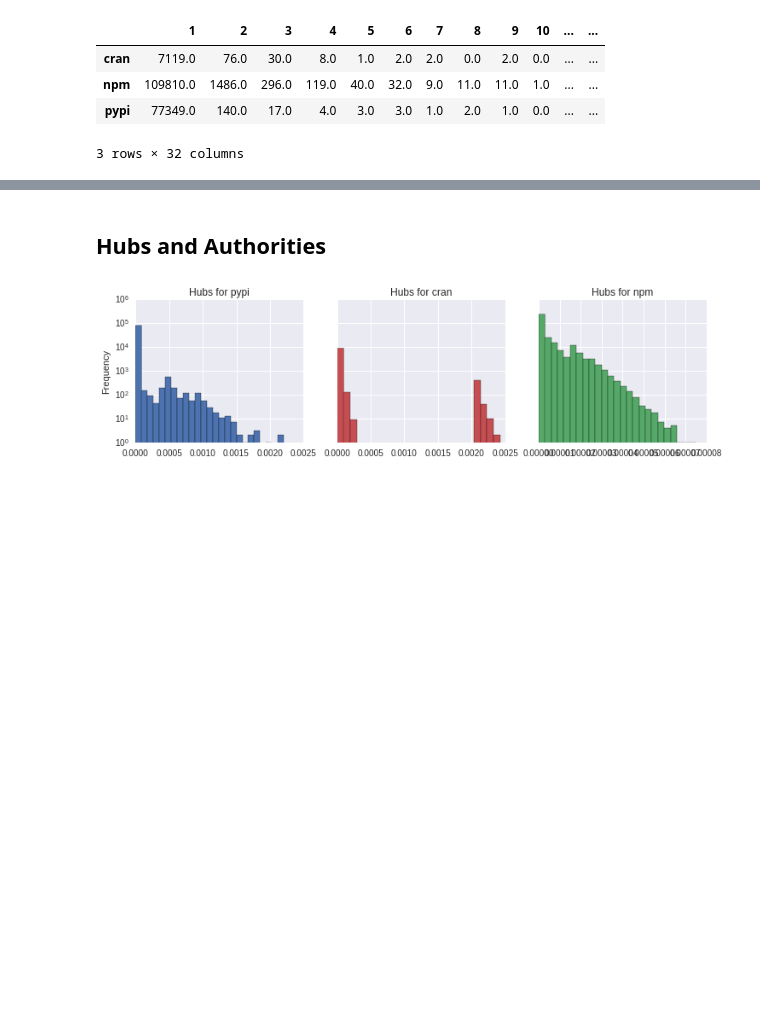
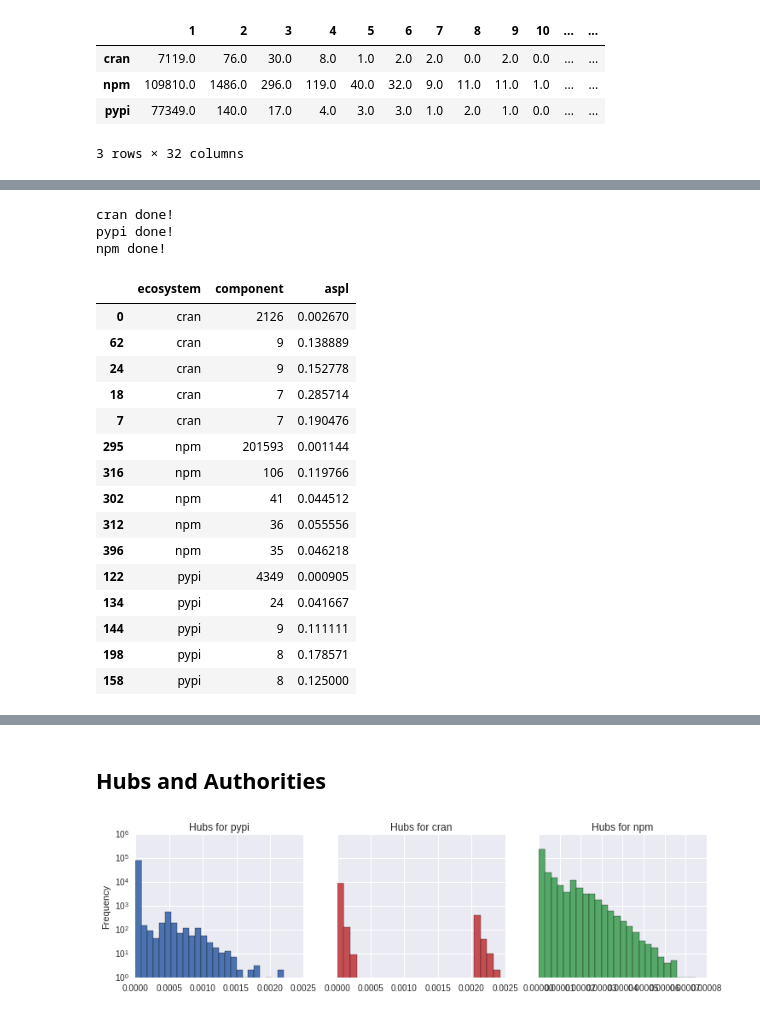
Before and after one commit to maelick/ecos-analysis, a Jupyter notebook: WEA2016-ecos/notebook/Ecosystem graphs.ipynb, the cells around one changed output, grey strips where cells are left out. Cells and saved outputs as stored; diff of their text form; code cells hidden in the pictures; blank space fills up the shorter version.

```diff
--- a/WEA2016-ecos/notebook/Ecosystem graphs.ipynb
+++ b/WEA2016-ecos/notebook/Ecosystem graphs.ipynb
@@ -186,0 +187,32 @@ ax.set_ylim(bottom=0)
+# %%
+data = []
+for ecos, graph in graphs.items():
+    components = networkx.weakly_connected_components(graph)
+    for component in filter(lambda c: len(c) > 1, components):
+        subgraph = graph.subgraph(component)
+        apl = networkx.average_shortest_path_length(subgraph)
+        data.append((ecos, len(component), apl))
+# %% [output]
+cran done!
+pypi done!
+npm done!
+# %%
+df = pandas.DataFrame.from_records(data, columns=['ecosystem', 'component', 'aspl'])
+df.sort_values('component', ascending=False).groupby('ecosystem').head(5).sort_values('ecosystem')
+# %% [output]
+|  | ecosystem | component | aspl |
+| 0 | cran | 2126 | 0.002670 |
+| 62 | cran | 9 | 0.138889 |
+| 24 | cran | 9 | 0.152778 |
+| 18 | cran | 7 | 0.285714 |
+| 7 | cran | 7 | 0.190476 |
+| 295 | npm | 201593 | 0.001144 |
+| 316 | npm | 106 | 0.119766 |
+| 302 | npm | 41 | 0.044512 |
+| 312 | npm | 36 | 0.055556 |
+| 396 | npm | 35 | 0.046218 |
+| 122 | pypi | 4349 | 0.000905 |
+| 134 | pypi | 24 | 0.041667 |
+| 144 | pypi | 9 | 0.111111 |
+| 198 | pypi | 8 | 0.178571 |
+| 158 | pypi | 8 | 0.125000 |
```
Also changed, not shown: parts of 5 cells of this notebook.
